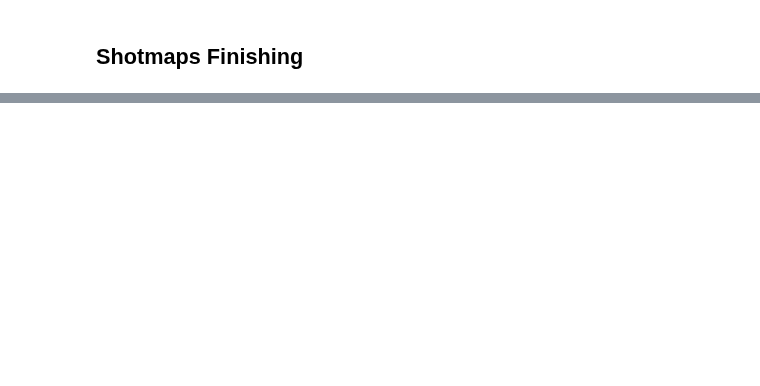
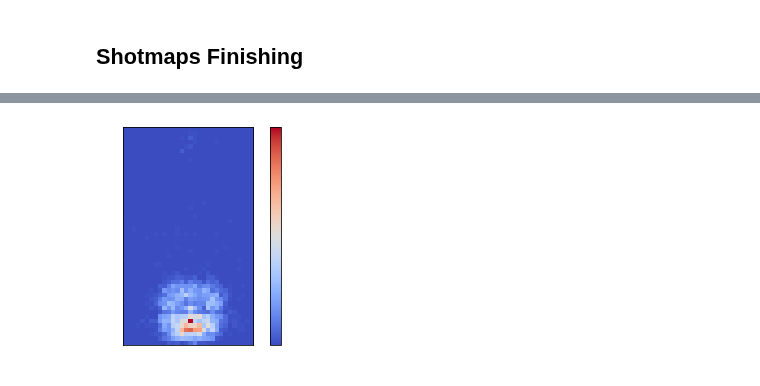
Before and after one commit to TK5-Tim/ds-projects, a Jupyter notebook: rsl/shotmaps.ipynb, the cells around one changed output, grey strips where cells are left out. Drawn from its saved outputs; the diff is of its cells as text; code cells hidden in the pictures; blank space fills up the shorter version.

```diff
--- a/rsl/shotmaps.ipynb
+++ b/rsl/shotmaps.ipynb
@@ -465,0 +465,7 @@ findfont: Font family ['Alegreya Sans'] not found. Falling back to DejaVu Sans.
+# %%
+diff_team_fin_surface = gaussian_filter(team_shot_fin_surface-league_shot_fin_surface, sigma=1.5)
+plt.imshow(shot_surface,cmap='coolwarm')
+plt.colorbar()
+plt.show()
+# %% [output]
+[figure, added]
```
Also changed, not shown: parts of 28 cells of this notebook, 13 other files.
